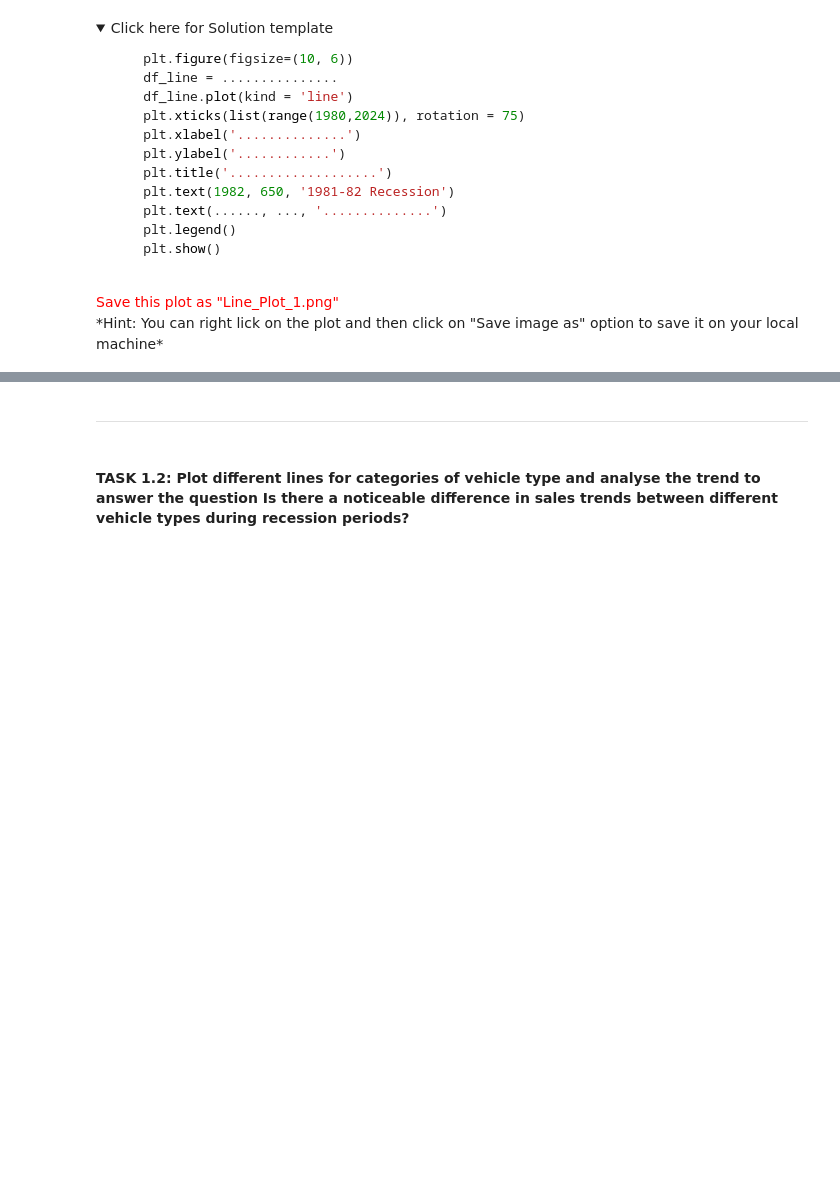
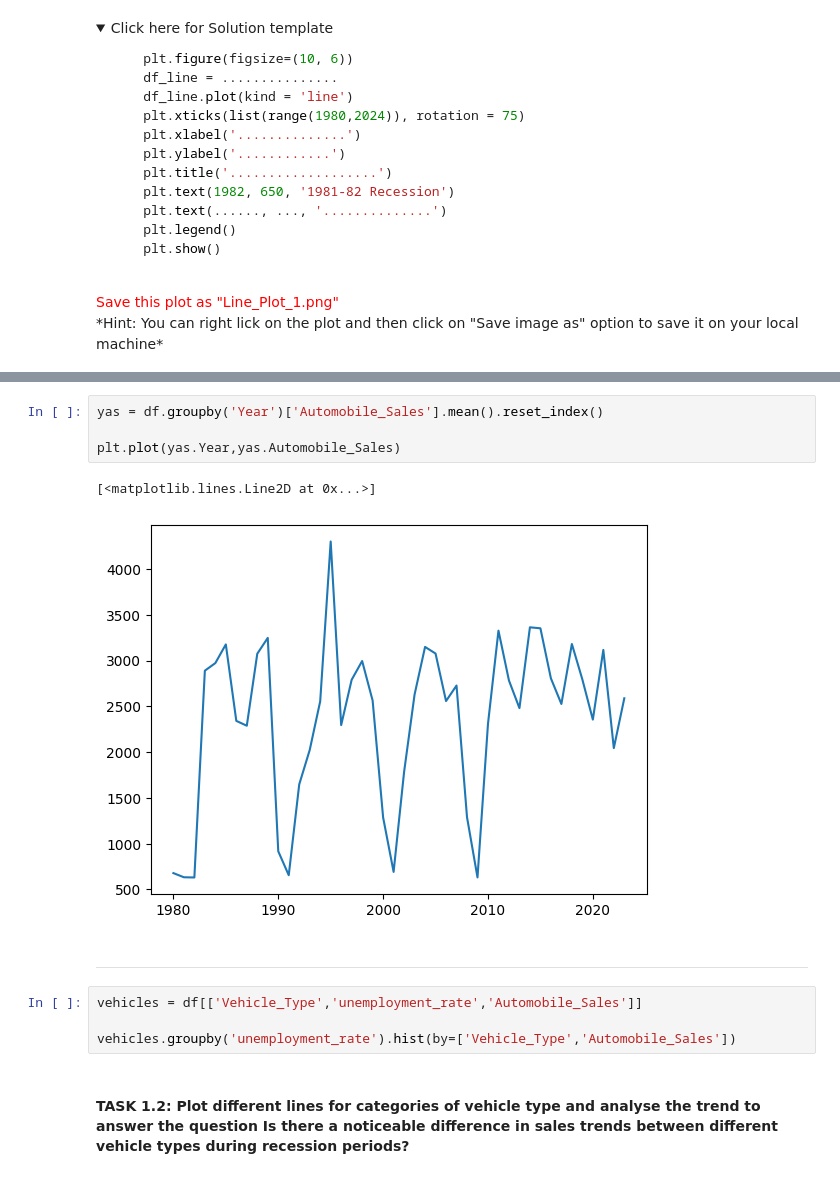
Before and after one commit to jia-von/junior-data-analyst, a Jupyter notebook: 20230727/DV0101EN-Exercise-Final-Assignment-Part-1-20230614-1686700800.jupyterlite.ipynb, the cells around one changed output, grey strips where cells are left out. Drawn from its saved outputs; the diff is of its cells as text; folded sections open; blank space fills up the shorter version.

```diff
--- a/20230727/DV0101EN-Exercise-Final-Assignment-Part-1-20230614-1686700800.jupyterlite.ipynb
+++ b/20230727/DV0101EN-Exercise-Final-Assignment-Part-1-20230614-1686700800.jupyterlite.ipynb
@@ -190,5 +243,16 @@ Save this plot as "Line_Plot_1.png"</span><br>
+# %%
+yas = df.groupby('Year')['Automobile_Sales'].mean().reset_index()
+
+plt.plot(yas.Year,yas.Automobile_Sales)
+# %% [output]
+[<matplotlib.lines.Line2D at 0x...>]
+[figure, added]
 # %% [markdown]
 ---
+# %%
+vehicles = df[['Vehicle_Type','unemployment_rate','Automobile_Sales']]
+
+vehicles.groupby('unemployment_rate').hist(by=['Vehicle_Type','Automobile_Sales'])
 # %% [markdown]
 
 ####  TASK 1.2: Plot different lines for categories of vehicle type and analyse the trend to answer the question Is there a noticeable difference in sales trends between different vehicle types during recession periods?
```
Also changed, not shown: parts of 14 cells of this notebook.
